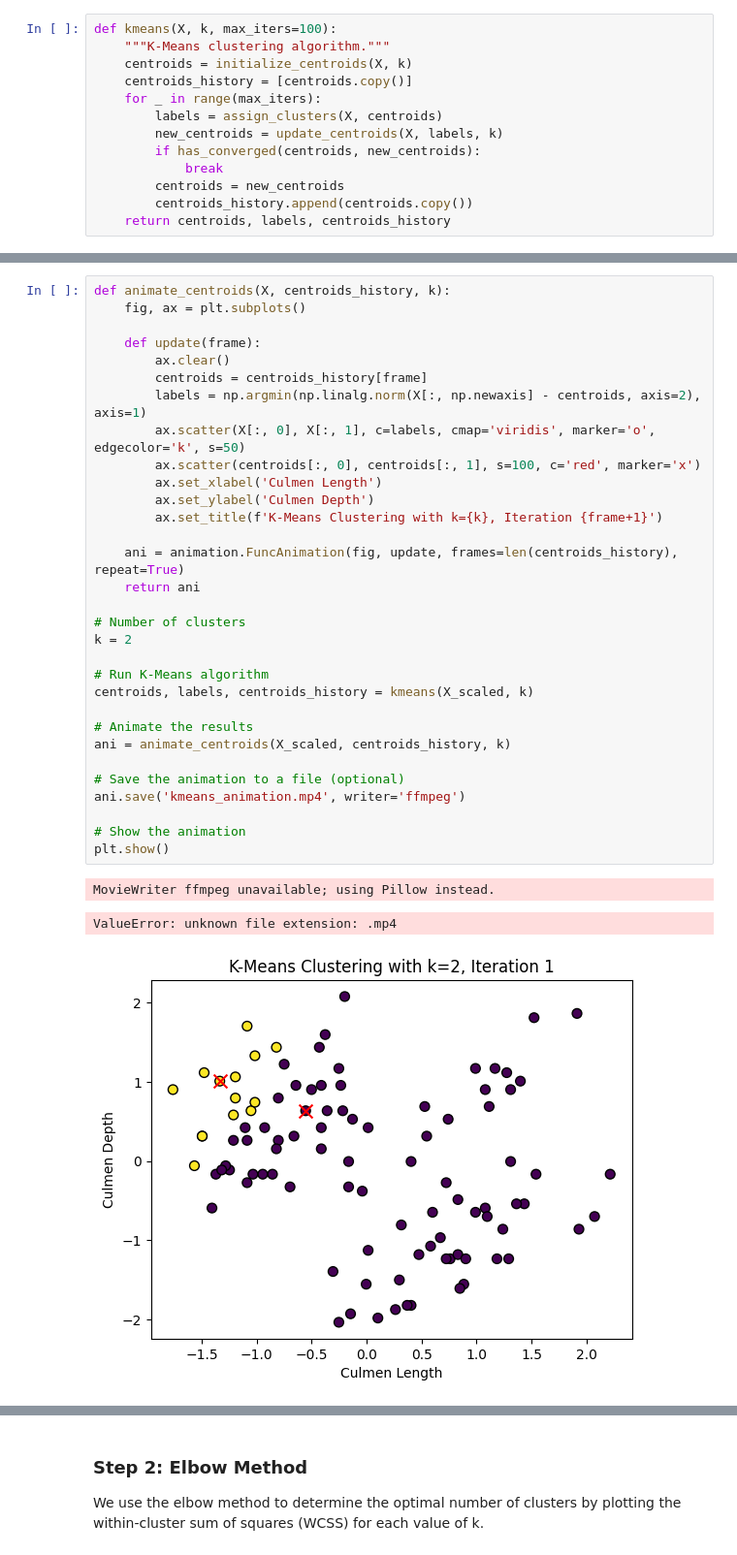
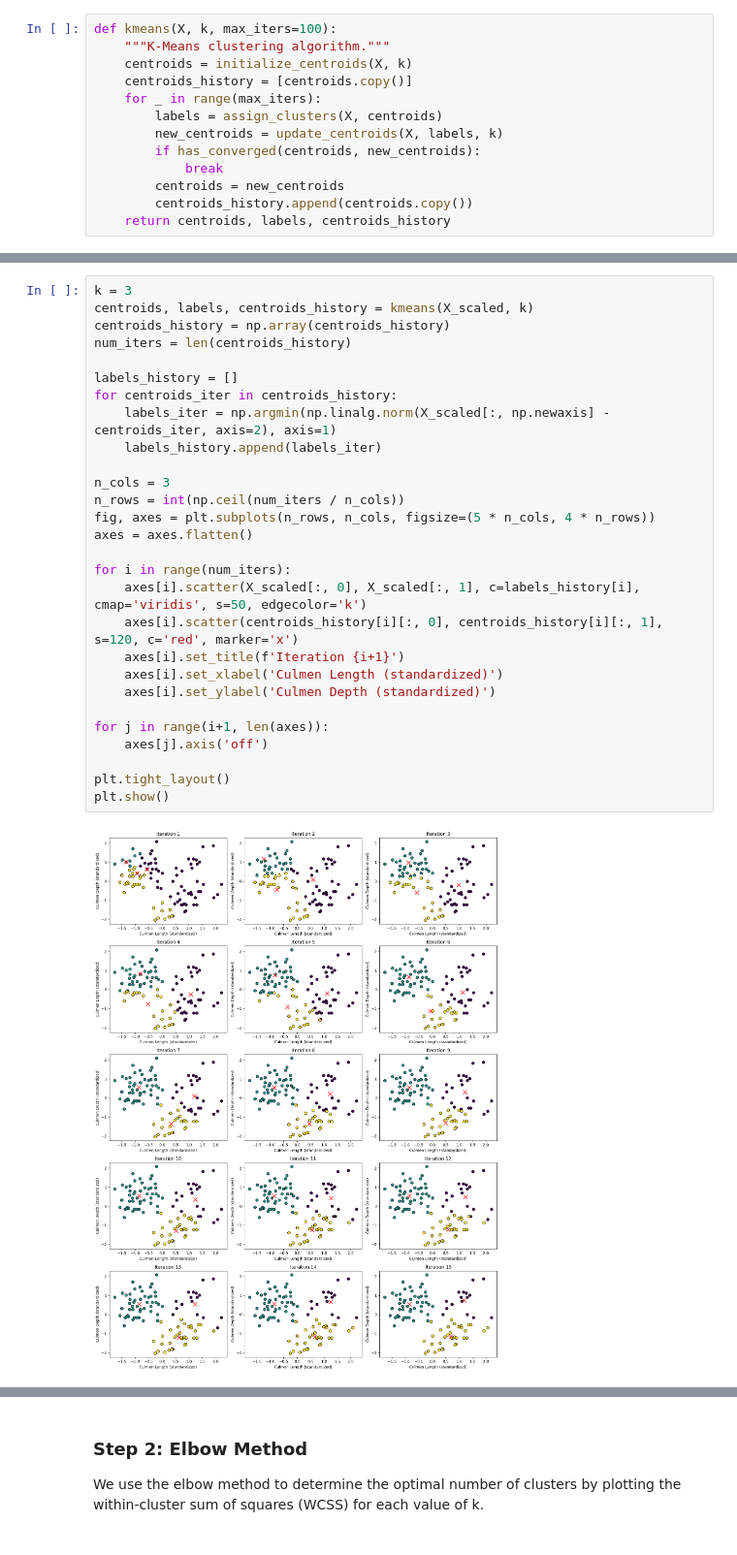
Before and after one commit to jvnthny-espiritu/ml-courseworks, a Jupyter notebook: k-means-activity/k-means.ipynb, the cells around one changed output, grey strips where cells are left out. Shown: that part at 97% size. Drawn from its saved outputs; the diff is of its cells as text.

Commit message:
Refactor k-means notebook

```diff
--- a/k-means-activity/k-means.ipynb
+++ b/k-means-activity/k-means.ipynb
@@ -150,35 +153,30 @@ We visualize the changes of centroids for each iteration of the K-Means algorith
-# %%
-def animate_centroids(X, centroids_history, k):
-    fig, ax = plt.subplots()
-
-    def update(frame):
-        ax.clear()
-        centroids = centroids_history[frame]
-        labels = np.argmin(np.linalg.norm(X[:, np.newaxis] - centroids, axis=2), axis=1)
-        ax.scatter(X[:, 0], X[:, 1], c=labels, cmap='viridis', marker='o', edgecolor='k', s=50)
-        ax.scatter(centroids[:, 0], centroids[:, 1], s=100, c='red', marker='x')
-        ax.set_xlabel('Culmen Length')
-        ax.set_ylabel('Culmen Depth')
-        ax.set_title(f'K-Means Clustering with k={k}, Iteration {frame+1}')
-
-    ani = animation.FuncAnimation(fig, update, frames=len(centroids_history), repeat=True)
-    return ani
-
-# Number of clusters
-k = 2
-
-# Run K-Means algorithm
-centroids, labels, centroids_history = kmeans(X_scaled, k)
-
-# Animate the results
-ani = animate_centroids(X_scaled, centroids_history, k)
-
-# Save the animation to a file (optional)
-ani.save('kmeans_animation.mp4', writer='ffmpeg')
-
-# Show the animation
-plt.show()
-# %% [output]
-MovieWriter ffmpeg unavailable; using Pillow instead.
-ValueError: unknown file extension: .mp4
-[figure, removed]
+# %%
+k = 3
+centroids, labels, centroids_history = kmeans(X_scaled, k)
+centroids_history = np.array(centroids_history)
+num_iters = len(centroids_history)
+
+labels_history = []
+for centroids_iter in centroids_history:
+    labels_iter = np.argmin(np.linalg.norm(X_scaled[:, np.newaxis] - centroids_iter, axis=2), axis=1)
+    labels_history.append(labels_iter)
+
+n_cols = 3
+n_rows = int(np.ceil(num_iters / n_cols))
+fig, axes = plt.subplots(n_rows, n_cols, figsize=(5 * n_cols, 4 * n_rows))
+axes = axes.flatten()
+
+for i in range(num_iters):
+    axes[i].scatter(X_scaled[:, 0], X_scaled[:, 1], c=labels_history[i], cmap='viridis', s=50, edgecolor='k')
+    axes[i].scatter(centroids_history[i][:, 0], centroids_history[i][:, 1], s=120, c='red', marker='x')
+    axes[i].set_title(f'Iteration {i+1}')
+    axes[i].set_xlabel('Culmen Length (standardized)')
+    axes[i].set_ylabel('Culmen Depth (standardized)')
+
+for j in range(i+1, len(axes)):
+    axes[j].axis('off')
+
+plt.tight_layout()
+plt.show()
+# %% [output]
+[figure, added]
```
Also changed, not shown: parts of 7 cells of this notebook.
